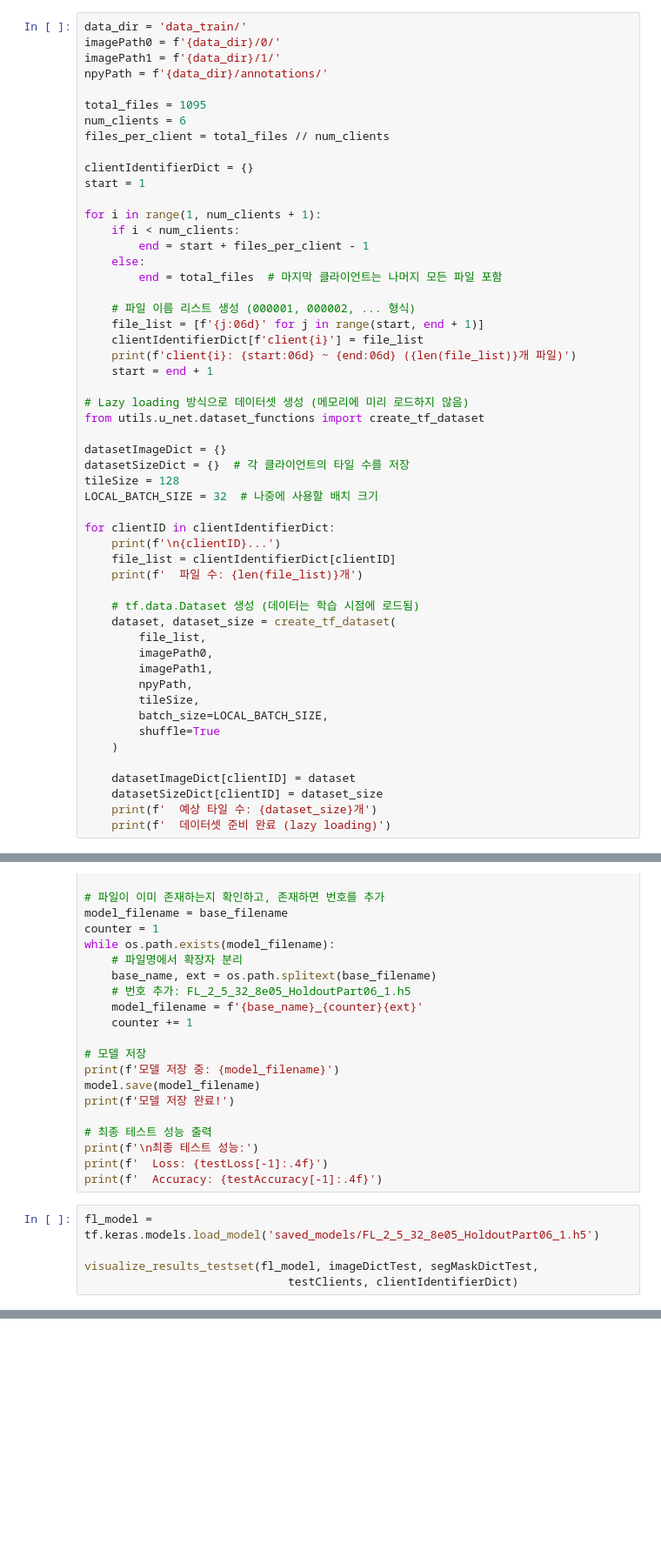
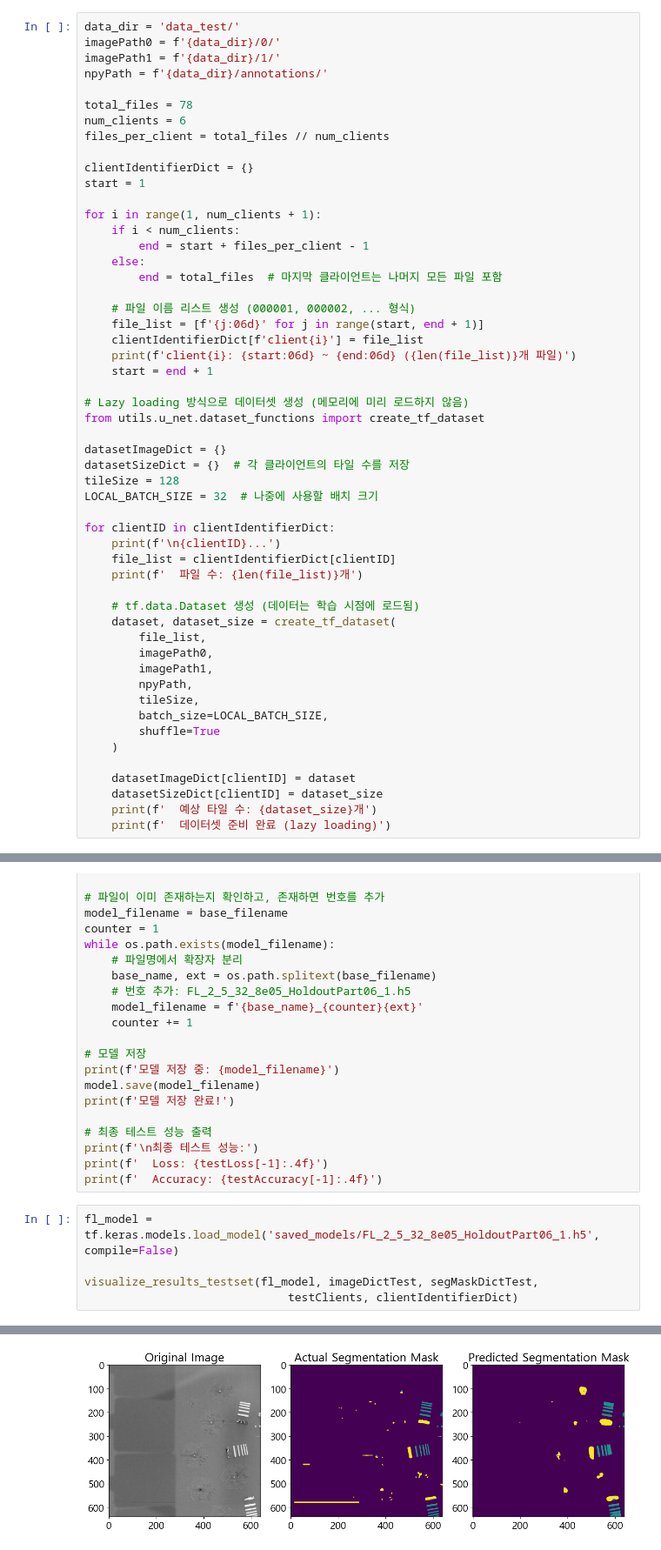
Before and after one commit to 20211938/IoT_FL_AM, a Jupyter notebook: U_net_Federated_Learning.ipynb, the cells around one changed output, grey strips where cells are left out. Shown at 87% size. Cells and saved outputs as stored; diff of their text form; blank space fills up the shorter version.

```diff
--- a/U_net_Federated_Learning.ipynb
+++ b/U_net_Federated_Learning.ipynb
@@ -15,12 +15,12 @@ from utils.u_net.unet import initialize_unet
 from utils.u_net.federated_averaging import federated_averaging
 from utils.u_net.visualization import visualize_results_testset
 # %%
-data_dir = 'data_train/'
+data_dir = 'data_test/'
 imagePath0 = f'{data_dir}/0/'
 imagePath1 = f'{data_dir}/1/'
 npyPath = f'{data_dir}/annotations/'
 
-total_files = 1095
+total_files = 78
 num_clients = 6
 files_per_client = total_files // num_clients
 
@@ -303,7 +301,8 @@ print(f'\n최종 테스트 성능:')
 print(f'  Loss: {testLoss[-1]:.4f}')
 print(f'  Accuracy: {testAccuracy[-1]:.4f}')
 # %%
-fl_model = tf.keras.models.load_model('saved_models/FL_2_5_32_8e05_HoldoutPart06_1.h5')
+fl_model = tf.keras.models.load_model('saved_models/FL_2_5_32_8e05_HoldoutPart06_1.h5', compile=False)
 
 visualize_results_testset(fl_model, imageDictTest, segMaskDictTest,
                               testClients, clientIdentifierDict)
+# %% [output]
@@ -309,0 +313 @@ visualize_results_testset(fl_model, imageDictTest, segMaskDictTest,
+[figure, added]
```
Also changed, not shown: parts of 6 cells of this notebook.
